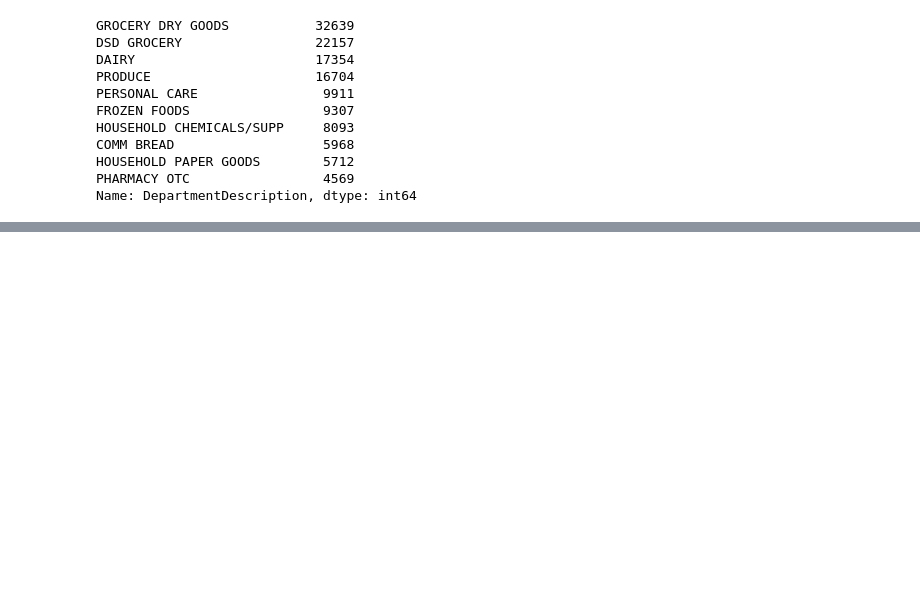
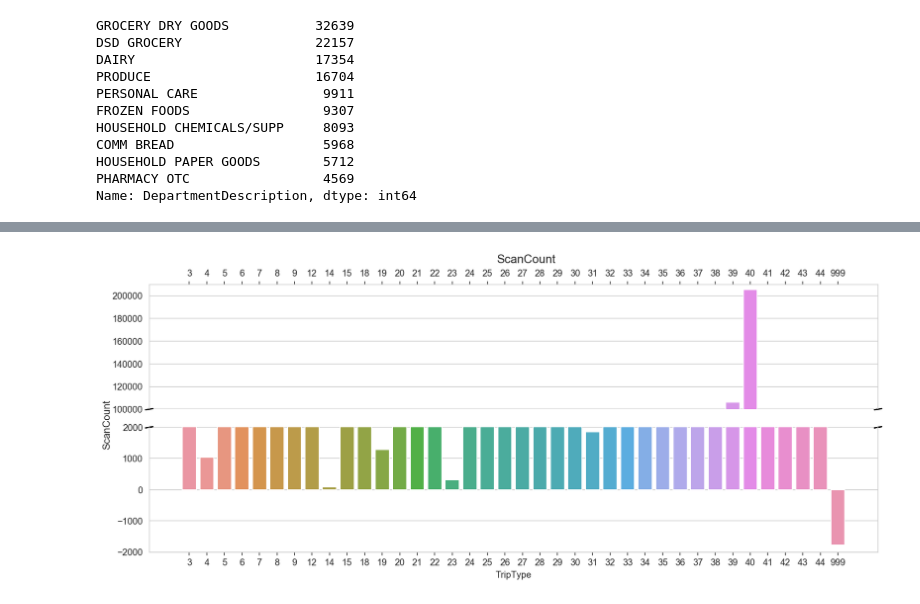
Before and after one commit to vrushit/Walmart-Recruiting-Trip-Type-Classification, a Jupyter notebook: SolutionPY.ipynb, the cells around one changed output, grey strips where cells are left out. Cells and saved outputs as stored; diff of their text form; code cells hidden in the pictures; blank space fills up the shorter version.

```diff
--- a/SolutionPY.ipynb
+++ b/SolutionPY.ipynb
@@ -107,0 +142,36 @@ Name: DepartmentDescription, dtype: int64
+# %%
+train_plot = train[["TripType", "ScanCount"]]
+plot_grouped = train_plot.groupby("TripType", as_index=False).sum()
+
+f, (ax, ax2) = plt.subplots(2, 1, sharex=True, figsize=(12, 5))
+sns.barplot(x="TripType", y="ScanCount", data=plot_grouped, ax=ax)
+sns.barplot(x="TripType", y="ScanCount", data=plot_grouped, ax=ax2)
+
+ax.set_ylim(100000, 210000)
+ax2.set_ylim(-2000, 2000)
+ax.xaxis.label.set_visible(False)
+ax.yaxis.label.set_visible(False)
+ax2.yaxis.label.set_visible(False)
+
+ax.spines['bottom'].set_visible(False)
+ax2.spines['top'].set_visible(False)
+ax.xaxis.tick_top()
+ax.tick_params(labeltop='off')
+ax2.xaxis.tick_bottom()
+
+d = .005
+
+kwargs = dict(transform=ax.transAxes, color='k', clip_on=False)
+ax.plot((-d, +d), (-d, +d), **kwargs)
+ax.plot((1 - d, 1 + d), (-d, +d), **kwargs)
+
+kwargs.update(transform=ax2.transAxes)
+ax2.plot((-d, +d), (1 - d, 1 + d), **kwargs)
+ax2.plot((1 - d, 1 + d), (1 - d, 1 + d), **kwargs)
+
+f.text(0, 0.5, 'ScanCount', va='center', rotation='vertical', fontsize=11)
+f.text(0.5, 1, 'ScanCount', va='center', rotation='horizontal', fontsize=13)
+plt.tight_layout()
+plt.show()
+# %% [output]
+[figure, added]
```
Also changed, not shown: parts of 3 cells of this notebook.
